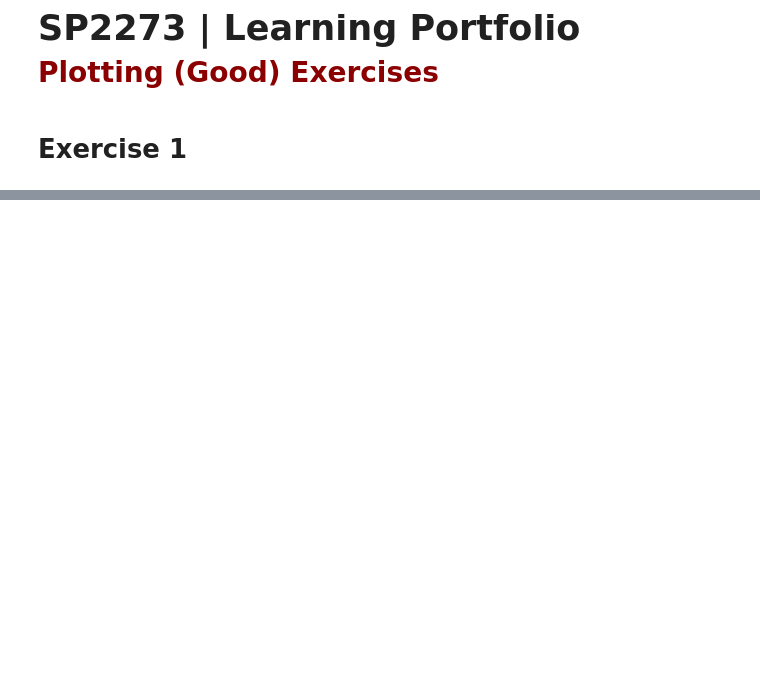
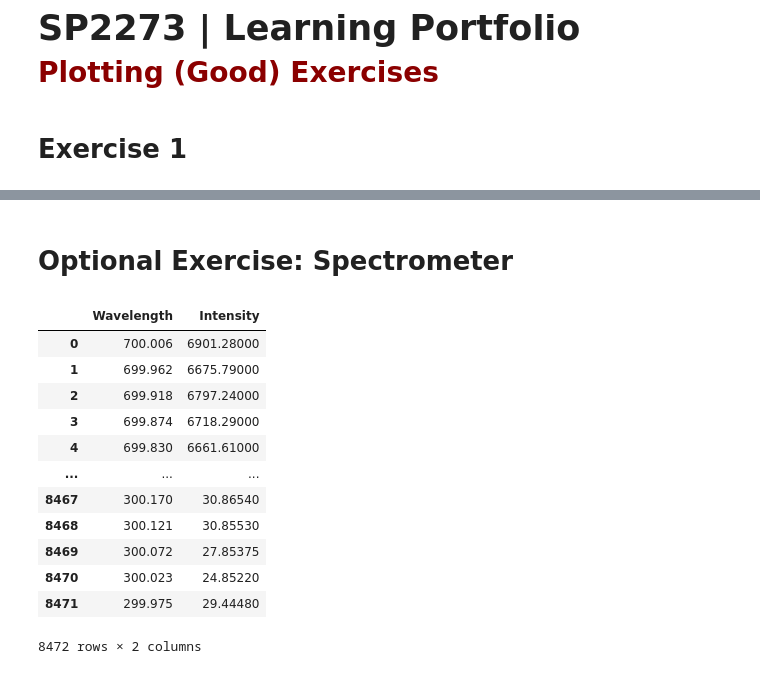
Before and after one commit to SPS-SP2273/learning-portfolio-2024-aug-reboplim, a Jupyter notebook: 7.2_plotting__exercises/plotting_(good)_exercises.ipynb, the cells around one changed output, grey strips where cells are left out. Drawn from its saved outputs; the diff is of its cells as text; code cells hidden in the pictures; blank space fills up the shorter version.

```diff
--- a/7.2_plotting__exercises/plotting_(good)_exercises.ipynb
+++ b/7.2_plotting__exercises/plotting_(good)_exercises.ipynb
@@ -71,0 +72,2 @@ plt.show(block=False)
+# %% [markdown]
+# Optional Exercise: Spectrometer
@@ -71,0 +80,16 @@ plt.show(block=False)
+# %%
+df_nw012_before
+# %% [output]
+|  | Wavelength | Intensity |
+| 0 | 700.006 | 6901.28000 |
+| 1 | 699.962 | 6675.79000 |
+| 2 | 699.918 | 6797.24000 |
+| 3 | 699.874 | 6718.29000 |
+| 4 | 699.830 | 6661.61000 |
+| ... | ... | ... |
+| 8467 | 300.170 | 30.86540 |
+| 8468 | 300.121 | 30.85530 |
+| 8469 | 300.072 | 27.85375 |
+| 8470 | 300.023 | 24.85220 |
+| 8471 | 299.975 | 29.44480 |
+8472 rows × 2 columns
```
Also changed, not shown: parts of 13 cells of this notebook, 4 other files.
